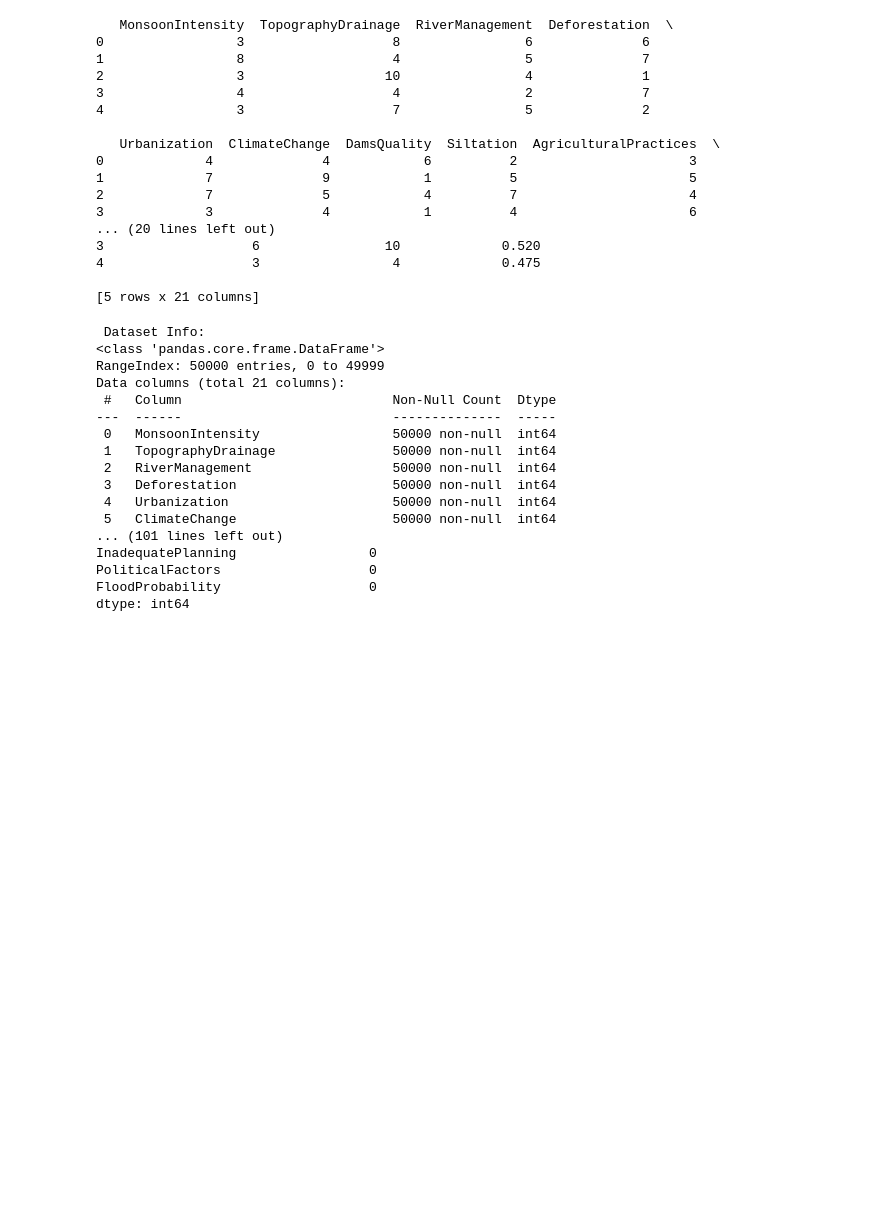
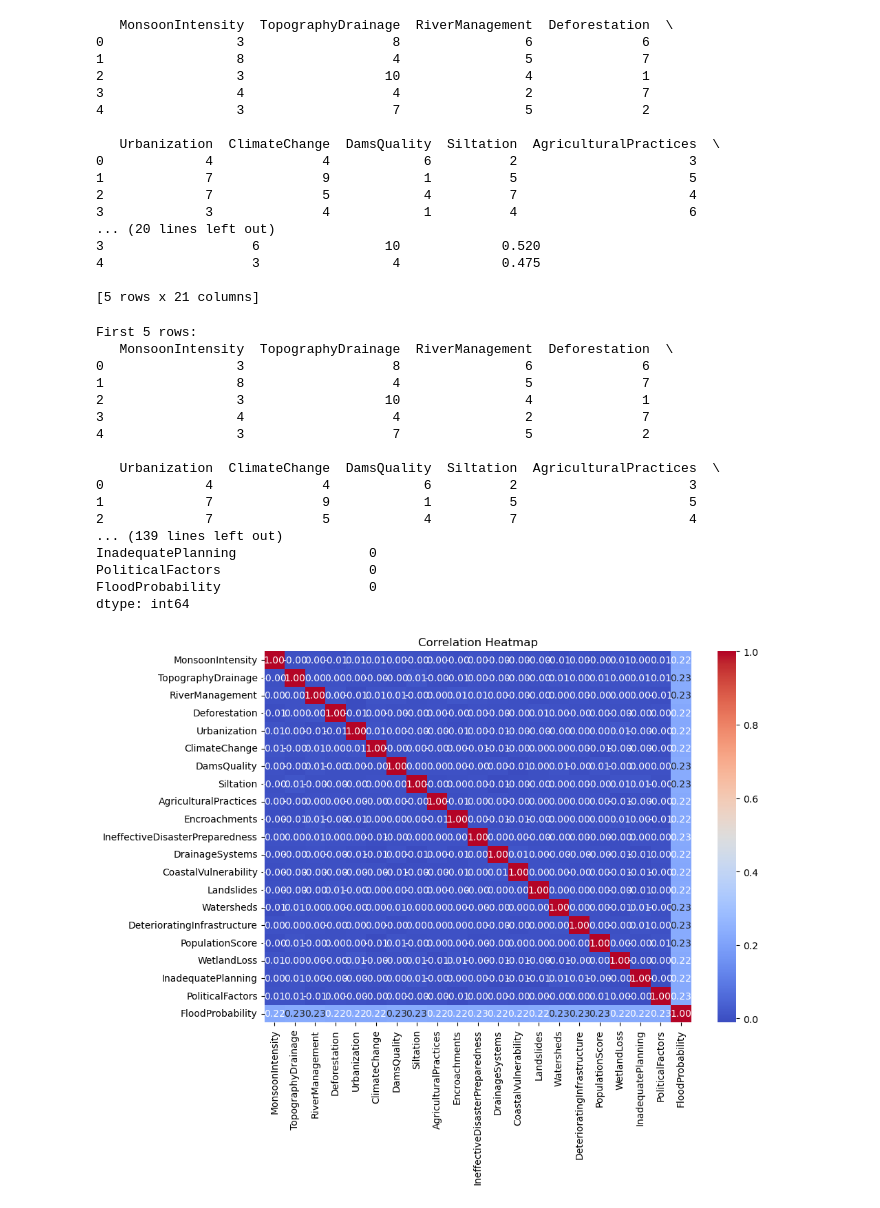
Before and after one commit to Subho7439/smart-flood-early-warning-and-risk-management-system-4, a Jupyter notebook: Smart_Flood_Early_Warning _and_Risk_Management_System.ipynb, the cells around one changed output. Saved outputs shown, nothing was run; the diff lists cells and outputs as text; code cells hidden in the pictures; blank space fills up the shorter version.

```diff
--- a/Smart_Flood_Early_Warning _and_Risk_Management_System.ipynb
+++ b/Smart_Flood_Early_Warning _and_Risk_Management_System.ipynb
@@ -41,28 +39,42 @@ print(df.head())
 
 [5 rows x 21 columns]
 # %%
-#Explore the dataset
+#Exploratory Data Analysis
+print("First 5 rows:")
+print(df.head())
 print("\n Dataset Info:")
 print(df.info())
 print("\n Statistical Summary:")
 print(df.describe())
 print("\n Missing Values Check:")
 print(df.isnull().sum())
+# Correlation heatmap
+plt.figure(figsize=(10,7))
+sns.heatmap(df.corr(), annot=True, cmap="coolwarm", fmt=".2f")
+plt.title("Correlation Heatmap")
+plt.show()
+
+# Distribution plots
+num_cols = df.select_dtypes(include=[np.number]).columns  # automatically pick numeric
+df[num_cols].hist(figsize=(15,10), bins=20)
+plt.suptitle("Feature Distributions")
+plt.show()
 # %% [output]
- Dataset Info:
-<class 'pandas.core.frame.DataFrame'>
-RangeIndex: 50000 entries, 0 to 49999
-Data columns (total 21 columns):
- #   Column                           Non-Null Count  Dtype
----  ------                           --------------  -----
- 0   MonsoonIntensity                 50000 non-null  int64
- 1   TopographyDrainage               50000 non-null  int64
- 2   RiverManagement                  50000 non-null  int64
- 3   Deforestation                    50000 non-null  int64
- 4   Urbanization                     50000 non-null  int64
- 5   ClimateChange                    50000 non-null  int64
-... (101 lines left out)
+First 5 rows:
+   MonsoonIntensity  TopographyDrainage  RiverManagement  Deforestation  \
+0                 3                   8                6              6
+1                 8                   4                5              7
+2                 3                  10                4              1
+3                 4                   4                2              7
+4                 3                   7                5              2
+
+   Urbanization  ClimateChange  DamsQuality  Siltation  AgriculturalPractices  \
+0             4              4            6          2                      3
+1             7              9            1          5                      5
+2             7              5            4          7                      4
+... (139 lines left out)
 InadequatePlanning                 0
 PoliticalFactors                   0
 FloodProbability                   0
 dtype: int64
+[figure, added]
```
Also changed, not shown: parts of 5 cells of this notebook.
